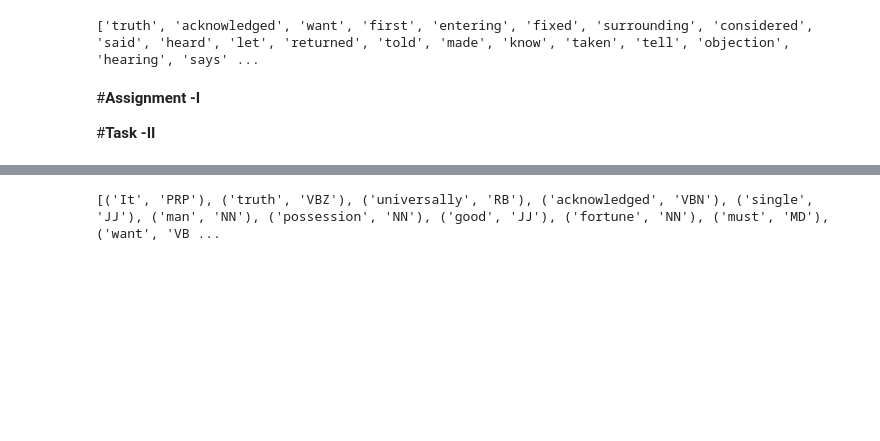
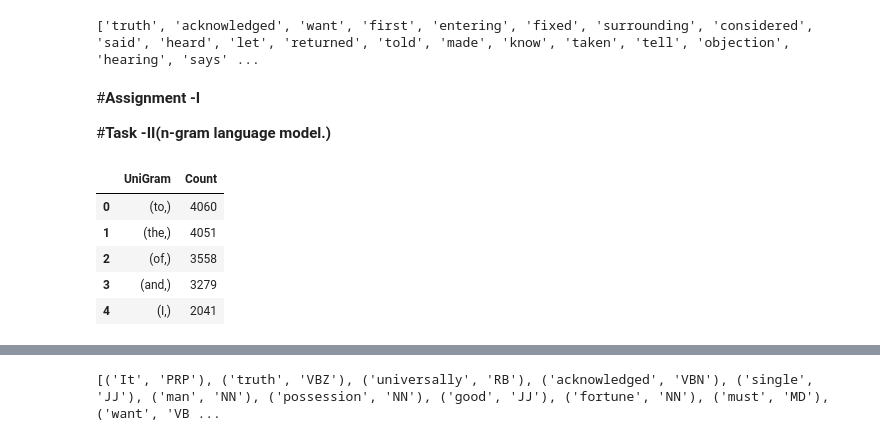
Before and after one commit to RSeth-Creator/Data, a Jupyter notebook: NLP_GutenBerg__Dataset_Analysis.ipynb, the cells around one changed output, grey strips where cells are left out. Drawn from its saved outputs; the diff is of its cells as text; code cells hidden in the pictures; blank space fills up the shorter version.

```diff
--- a/NLP_GutenBerg__Dataset_Analysis.ipynb
+++ b/NLP_GutenBerg__Dataset_Analysis.ipynb
@@ -186,4 +187,4 @@ print(verb)
 # %% [markdown]
 #**Assignment -I**
 
-#**Task -II**
+#**Task -II(n-gram language model.)**
@@ -189,0 +206,11 @@ print(verb)
+# %%
+#Top 5 Uni-Grams
+unigram = pd.DataFrame(sorted(unigram.items(), key=lambda item: item[1],reverse=True)[:5], columns=['UniGram','Count'])
+unigram
+# %% [output]
+|  | UniGram | Count |
+| 0 | (to,) | 4060 |
+| 1 | (the,) | 4051 |
+| 2 | (of,) | 3558 |
+| 3 | (and,) | 3279 |
+| 4 | (I,) | 2041 |
```
Also changed, not shown: parts of 29 cells of this notebook.
